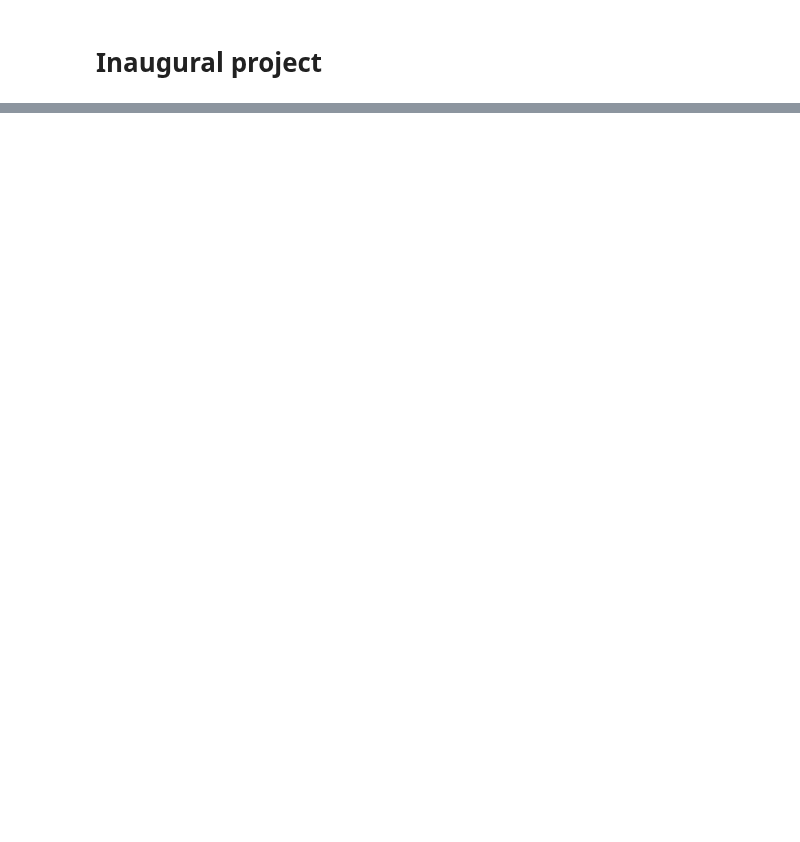
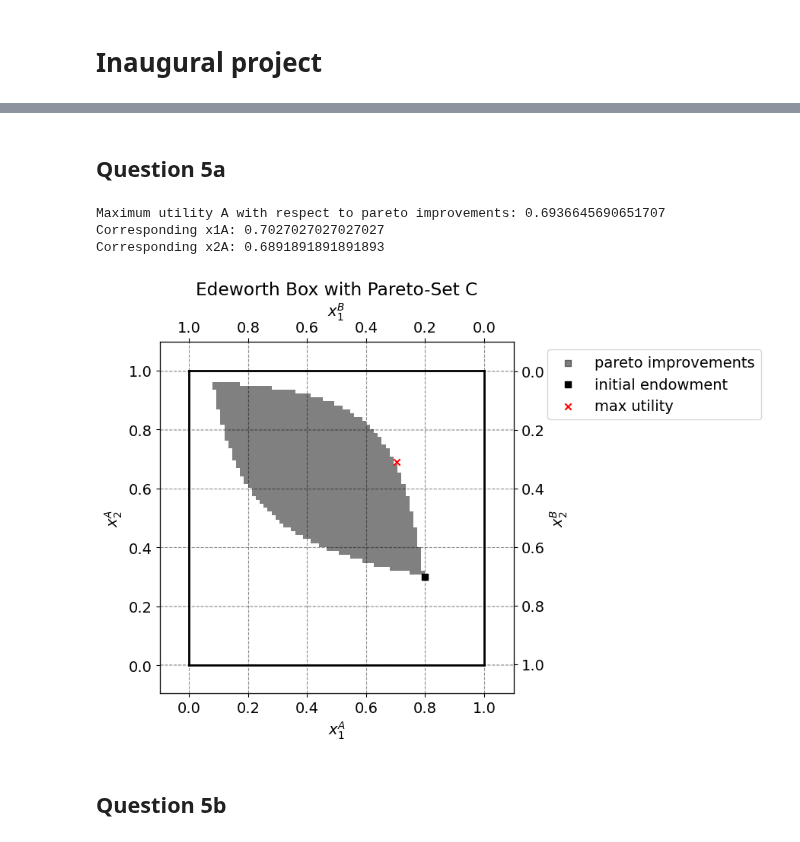
Before and after one commit to NumEconCopenhagen/projects-2024-josh-joshua-and-lyonell, a Jupyter notebook: inauguralproject/InauguralProject2024.ipynb, the cells around one changed output, grey strips where cells are left out. Cells and saved outputs as stored; diff of their text form; code cells hidden in the pictures; blank space fills up the shorter version.

```diff
--- a/inauguralproject/InauguralProject2024.ipynb
+++ b/inauguralproject/InauguralProject2024.ipynb
@@ -648,0 +292,74 @@ No artists with labels found to put in legend.  Note that artists whose label st
+# %% [markdown]
+## Question 5a
+# %%
+# initialize variables to store the maximum utility A and corresponding x1A, x2A values
+max_utility_A = -float('inf')
+max_x1A = 0
+max_x2A = 0
+
+# iterate over each point in the grid
+for i in range(N):
+    for j in range(N):
+        # check if the entry in set C is 1 (indicating Pareto improvement)
+        if C_Grid[i, j] == 1:
+            # compute utility A for this point
+            utilityA = model.utility_A(X2A[i, j], X1A[i, j])
+            # update maximum utility A and corresponding x1A, x2A values if this utility is higher
+            if utilityA > max_utility_A:
+                max_utility_A = utilityA
+                max_x1A = grid_x1A[i]
+                max_x2A = grid_x2A[j]
+
+print(f'Maximum utility A with respect to pareto improvements: {max_utility_A}')
+print(f'Corresponding x1A: {max_x1A}')
+print(f'Corresponding x2A: {max_x2A}')
+
+# save for later plot
+Pareto_grid_optimal = (max_x1A, max_x2A)
+# %% [output]
+Maximum utility A with respect to pareto improvements: 0.6936645690651707
+Corresponding x1A: 0.7027027027027027
+Corresponding x2A: 0.6891891891891893
+# %%
+# plot the Edgeworth box where C is market-maker
+w1bar = 1.0
+w2bar = 1.0
+fig = plt.figure(frameon=False, figsize=(6, 6), dpi=100)
+ax_A = fig.add_subplot(1, 1, 1)
+
+ax_A.set_xlabel("$x_1^A$")
+ax_A.set_ylabel("$x_2^A$")
+
+temp = ax_A.twinx()
+temp.set_ylabel("$x_2^B$")
+ax_B = temp.twiny()
+ax_B.set_xlabel("$x_1^B$")
+ax_B.invert_xaxis()
+ax_B.invert_yaxis()
+
+# plot the binary grid C_Grid
+ax_A.imshow(C_Grid, extent=[0, w1bar, 0, w2bar], origin='lower', cmap='binary', alpha=0.5)
+ax_A.scatter([], [], marker='s', color='black', alpha=0.5, label='pareto improvements')
+
+# show the endowment and utility max
+ax_A.scatter(par.w1A, par.w2A, marker='s', color='black', label='initial endowment')
+ax_A.scatter(max_x1A, max_x2A, marker='x', color='red', label='max utility')
+
+# limits
+ax_A.plot([0, w1bar], [0, 0], lw=2, color='black')
+ax_A.plot([0, w1bar], [w2bar, w2bar], lw=2, color='black')
+ax_A.plot([0, 0], [0, w2bar], lw=2, color='black')
+ax_A.plot([w1bar, w1bar], [0, w2bar], lw=2, color='black')
+
+ax_A.set_xlim([-0.1, w1bar + 0.1])
+ax_A.set_ylim([-0.1, w2bar + 0.1])
+ax_B.set_xlim([w1bar + 0.1, -0.1])
+ax_B.set_ylim([w2bar + 0.1, -0.1])
+
+ax_A.legend(frameon=True, loc='upper right', bbox_to_anchor=(1.72, 1.0))
+plt.title('Edeworth Box with Pareto-Set C')
+plt.show()
+# %% [output]
+[figure, added]
+# %% [markdown]
+## Question 5b
```
Also changed, not shown: parts of 60 cells of this notebook, 1 other file.
